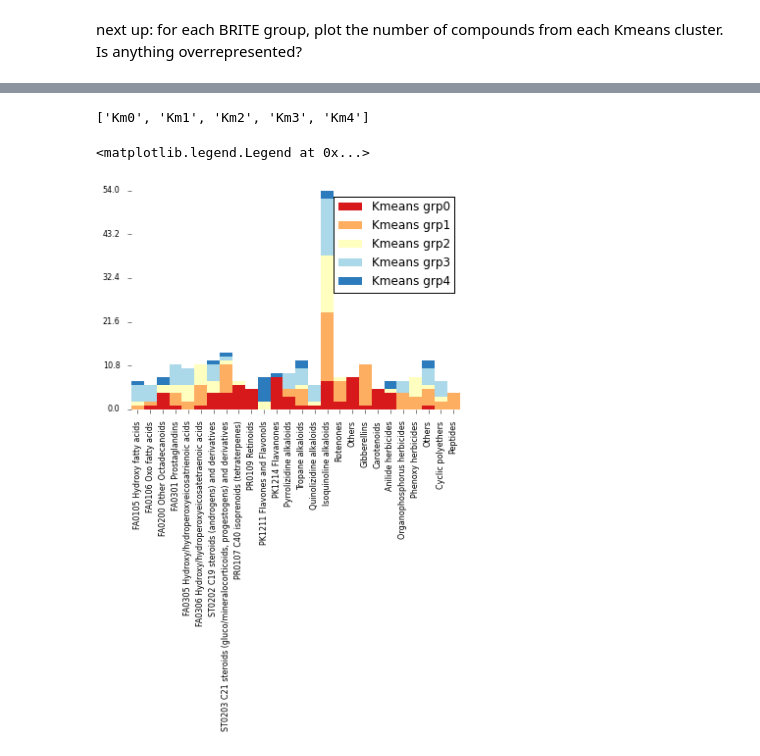
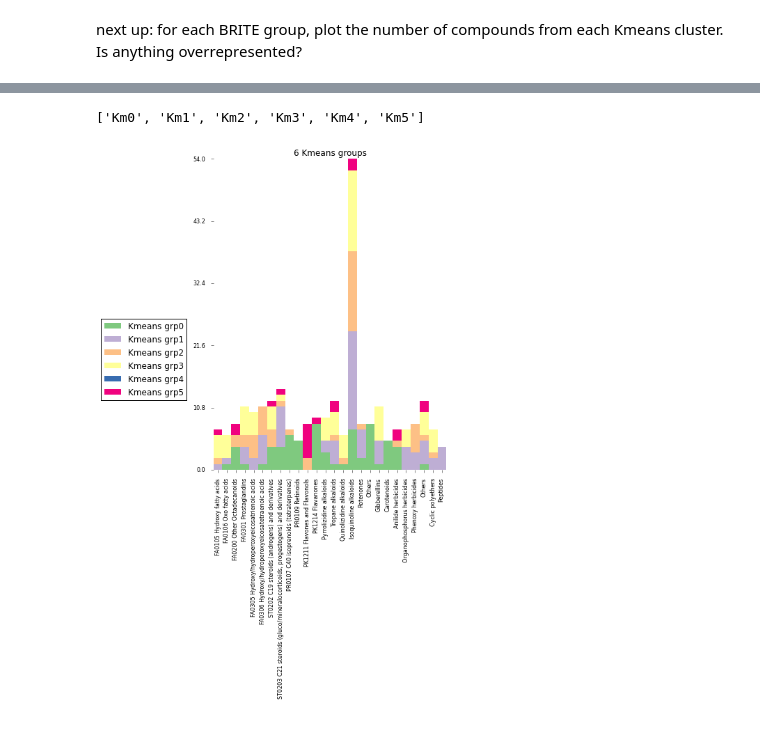
Before and after one commit to KujawinskiLaboratory/NB_Distribution, a Jupyter notebook: Linking CO and KOs.KL.ipynb, the cells around one changed output, grey strips where cells are left out. Saved outputs shown, nothing was run; the diff lists cells and outputs as text; code cells hidden in the pictures.

```diff
--- a/Linking CO and KOs.KL.ipynb
+++ b/Linking CO and KOs.KL.ipynb
@@ -222,7 +222,8 @@ import numpy as np
 print(__doc__)
 
 def kmeanCluster(data,nc):
-    kmeans=KMeans(n_clusters=nc)
+    #kmeans=KMeans(n_clusters=nc)
+    kmeans = KMeans(n_clusters = nc, max_iter = 1000, n_init = 50, init = 'random')
     kmeans.fit(data)
     newData=data.copy()
     newData['kmeans']=kmeans.labels_
@@ -391,10 +396,10 @@ plt.xlim(-1,20)
 # %%
 #setting # of clusters manually, also some good options with lower # of clusters I think
 #this number will get used later when plotting up the BRITE categories and the Kmeans clusters
-useClusters = 5
+makeNclusters = 6
 # %%
 #do the K-means clustering with the final # of clusters
-CcoClust=kmeanCluster(Combined_KO_CO_MeanNorm, useClusters) #was 18
+CcoClust=kmeanCluster(Combined_KO_CO_MeanNorm, makeNclusters) #was 18
 
 #this will result in a data frame with the kmeans cluster as an added column. Remember
 #this will have RI numbers for the compounds
@@ -750,6 +754,6 @@ justC.head(5)
 countByBRITE = justC.loc[:,['A','B','C']]
 source_cols = countByBRITE.columns
 #useClusters is the value set above that fixes the # of Kmeans clusters.
-new_cols = ["Km" + str(x) for x in range(useClusters)]
+new_cols = ["Km" + str(x) for x in range(makeNclusters)]
 new_cols
 # %% [output]
@@ -822,7 +826,7 @@ countByBRITE.head(5)
 # %%
 new_cols
 # %% [output]
-['Km0', 'Km1', 'Km2', 'Km3', 'Km4']
+['Km0', 'Km1', 'Km2', 'Km3', 'Km4', 'Km5']
 # %%
 s = countByBRITE[(countByBRITE.loc[:,new_cols].values > 3).any(axis=1)]
 dataToPlot = s.loc[:,new_cols]
@@ -832,23 +836,38 @@ oneList = pd.np.array(s.loc[:,'C'])
 # %%
 # d_widths = [.5,1.,3.,2.,1.,2.,5.,4.]
 #d_labels = ["fred","julie","sam","peter","rob","baz"]
-d_labels = oneList
-d_colors = ['#d7191c', '#fdae61', '#ffffbf', '#abd9e9', '#2c7bbc']
-fig = plt.figure()
+#d_labels = oneList
+
+d_colors = ['#7fc97f', '#beaed4', '#fdc086', '#ffff99', '#386cb0','#f0027f']
+# d_colors = ['#a6cee3','#1f78b4','#b2df8a','#33a02c','#fb9a99','#e31a1c','#fdbf6f','#ff7f00','#cab2d6',
+#             '#6a3d9a','#ffff99','#b15928']
+
+fig = plt.figure(figsize=(6,8)) #setting this here keeps the x-axis labels in the actual figure
+# fig.subplots_adjust(bottom=0.1)
 ax = fig.add_subplot(111)
 SBG.stackedBarPlot(ax,
                    dataToPlot,
                    d_colors,
                    xLabels=oneList,
                    )
-#plt.title("Nice!")
-#fig.savefig('stackedBar'+'.png')
-#add the legend
+#add the legend, first need to assemble it
 fL = [];
 for i in range(len(dataToPlot.columns)):
     fL.append('Kmeans grp' + str(i))
 
-ax.legend(fL)
+# ax.legend(fL,loc='upper left',bbox_to_anchor=(1,0.5))
+leg = ax.legend(fL,loc='upper left',bbox_to_anchor=([-0.5, 0.5]))
+# Customize legend title
+# Set position to increase space between legend and labels
+plt.setp(leg.get_title(), fontsize=20, alpha=a)
+leg.get_title().set_position((0, 10))
+
+
+# ax.legend(fL,loc = 'best')
+
+plt.title("6 Kmeans groups")
+
+#fig.savefig('stackedBar'+'.png',bbox_inches = 'tight') #adding bbox_inches finally gets everything exported
+plt.savefig('exportFigABC.eps', format='eps', dpi=1000,bbox_inches = 'tight')
 # %% [output]
-<matplotlib.legend.Legend at 0x...>
-[figure, old version]
+[figure, new version]
```
Also changed, not shown: parts of 28 cells of this notebook, 6 other files.
